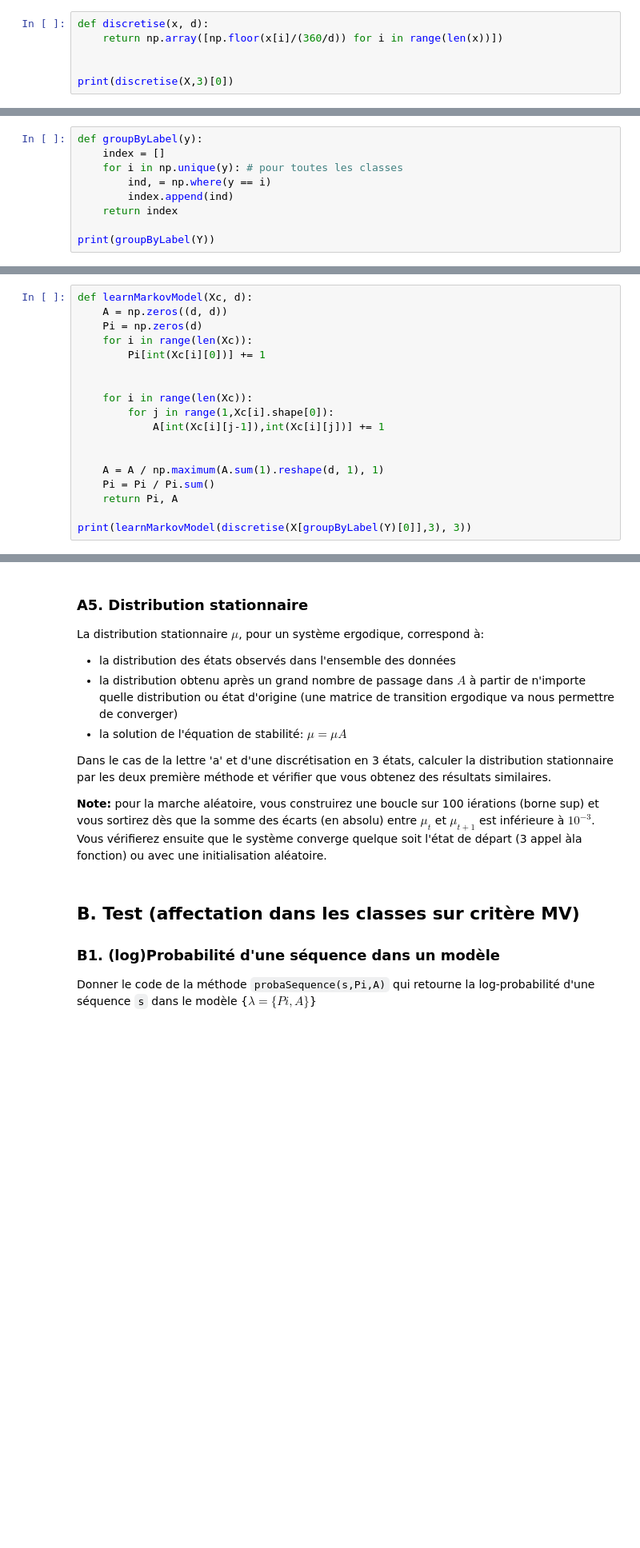
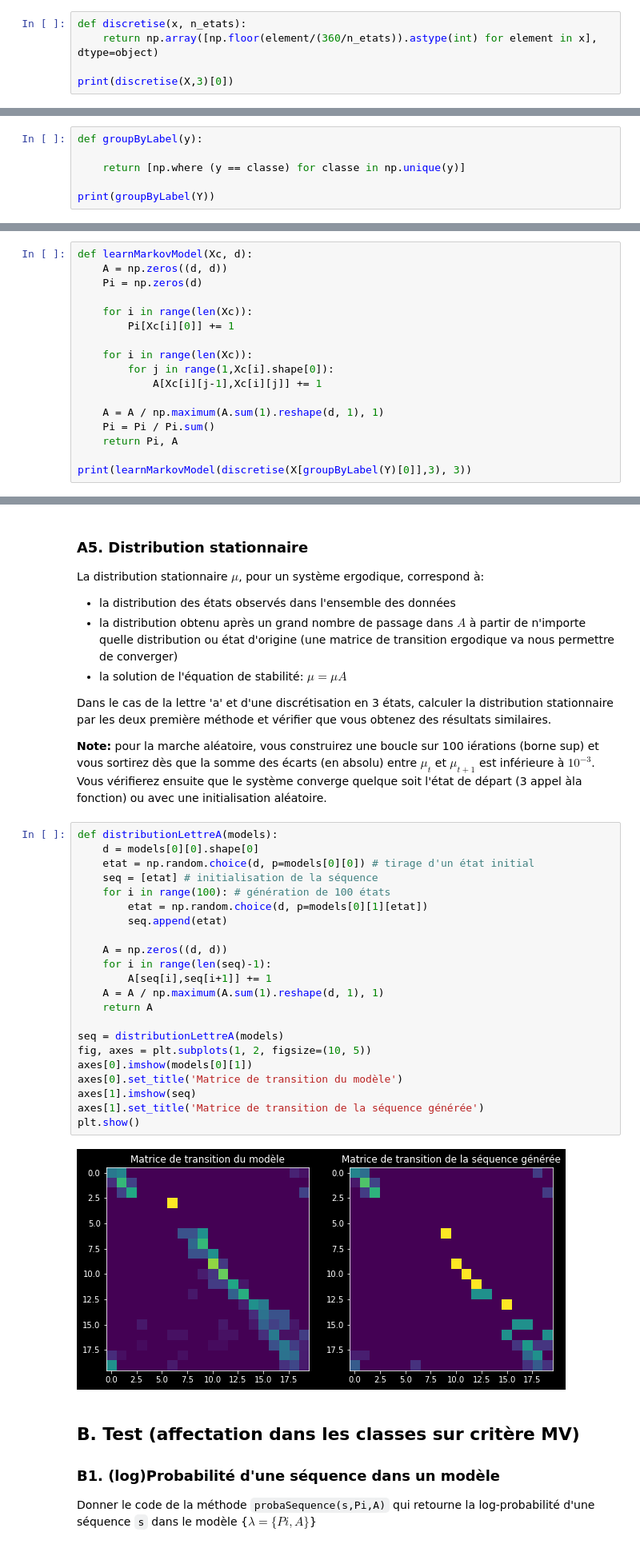
Before and after one commit to White-On/MAPSI_TME_2022, a Jupyter notebook: TME6/Markov_lettres.ipynb, the cells around one changed output, grey strips where cells are left out. Shown: that part at 80% size. Cells and saved outputs as stored; diff of their text form; blank space fills up the shorter version.

```diff
--- a/TME6/Markov_lettres.ipynb
+++ b/TME6/Markov_lettres.ipynb
@@ -60,9 +61,8 @@ Il est nécessaire de regrouper les angles en un nombre fini d'états (par exemp
 
 Donner le code de la méthode `discretise(x, d)` qui prend la base des signaux et retourne une base de signaux discrétisés.
 # %%
-def discretise(x, d):
-    return np.array([np.floor(x[i]/(360/d)) for i in range(len(x))])
-
+def discretise(x, n_etats):
+    return np.array([np.floor(element/(360/n_etats)).astype(int) for element in x], dtype=object)
 
 print(discretise(X,3)[0])
 # %% [output]
@@ -77,11 +77,8 @@ array([ 0.,  2.,  2.,  2.,  2.,  2.,  2.,  2.,  1.,  1.,  1.,  1., 1., 1., 2., 2
 ### A2. Regrouper les indices des signaux par classe (pour faciliter l'apprentissage)
 # %%
 def groupByLabel(y):
-    index = []
-    for i in np.unique(y): # pour toutes les classes
-        ind, = np.where(y == i)
-        index.append(ind)
-    return index
+
+    return [np.where (y == classe) for classe in np.unique(y)]
 
 print(groupByLabel(Y))
 # %% [output]
@@ -119,14 +118,13 @@
 def learnMarkovModel(Xc, d):
     A = np.zeros((d, d))
     Pi = np.zeros(d)
+
     for i in range(len(Xc)):
-        Pi[int(Xc[i][0])] += 1
-
+        Pi[Xc[i][0]] += 1
 
     for i in range(len(Xc)):
         for j in range(1,Xc[i].shape[0]):
-            A[int(Xc[i][j-1]),int(Xc[i][j])] += 1
-
+            A[Xc[i][j-1],Xc[i][j]] += 1
 
     A = A / np.maximum(A.sum(1).reshape(d, 1), 1)
     Pi = Pi / Pi.sum()
@@ -187,6 +185,30 @@ La distribution stationnaire $\mu$, pour un système ergodique, correspond à:
 Dans le cas de la lettre 'a' et d'une discrétisation en 3 états, calculer la distribution stationnaire par les deux première méthode et vérifier que vous obtenez des résultats similaires.
 
 **Note:** pour la marche aléatoire, vous construirez une boucle sur 100 iérations (borne sup) et vous sortirez dès que la somme des écarts (en absolu) entre $\mu_t$ et $\mu_{t+1}$ est inférieure à $10^{-3}$. Vous vérifierez ensuite que le système converge quelque soit l'état de départ (3 appel àla fonction) ou avec une initialisation aléatoire.
+# %%
+def distributionLettreA(models):
+    d = models[0][0].shape[0]
+    etat = np.random.choice(d, p=models[0][0]) # tirage d'un état initial
+    seq = [etat] # initialisation de la séquence
+    for i in range(100): # génération de 100 états
+        etat = np.random.choice(d, p=models[0][1][etat])
+        seq.append(etat)
+
+    A = np.zeros((d, d))
+    for i in range(len(seq)-1):
+        A[seq[i],seq[i+1]] += 1
+    A = A / np.maximum(A.sum(1).reshape(d, 1), 1)
+    return A
+
+seq = distributionLettreA(models)
+fig, axes = plt.subplots(1, 2, figsize=(10, 5))
+axes[0].imshow(models[0][1])
+axes[0].set_title('Matrice de transition du modèle')
+axes[1].imshow(seq)
+axes[1].set_title('Matrice de transition de la séquence générée')
+plt.show()
+# %% [output]
+[figure, added]
 # %% [markdown]
 ##  B. Test (affectation dans les classes sur critère MV)
 ### B1. (log)Probabilité d'une séquence dans un modèle
```
Also changed, not shown: parts of 26 cells of this notebook.
